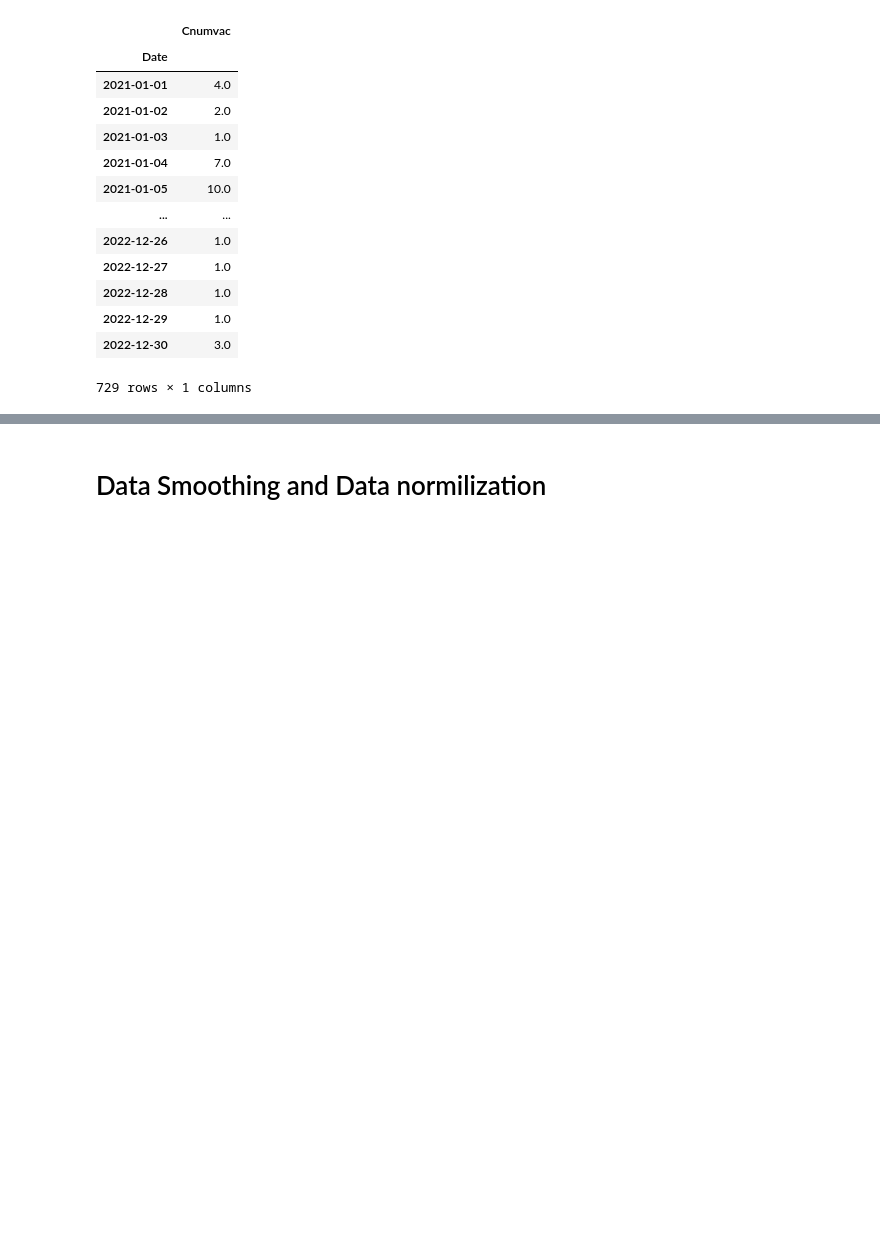
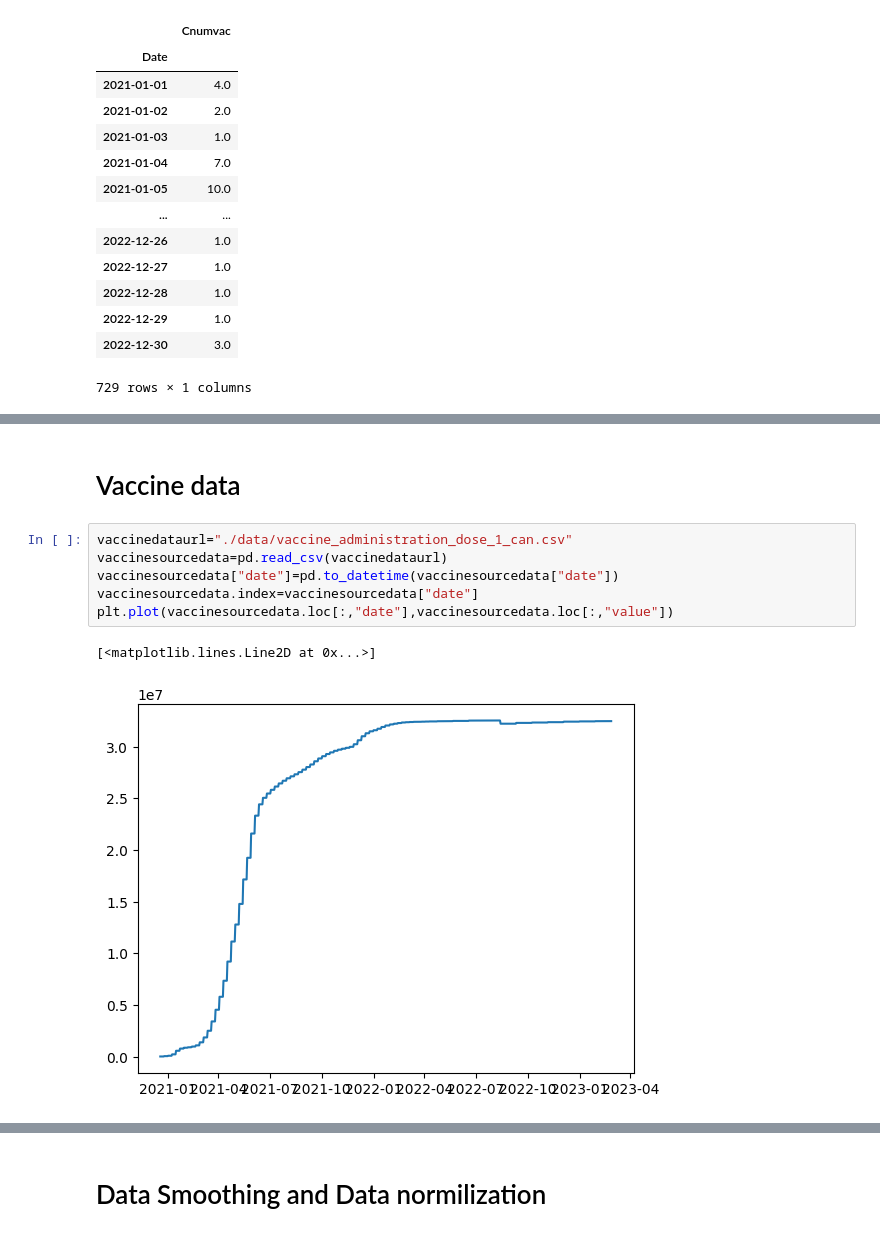
Before and after one commit to Song921012/CognitiveModel.jl, a Jupyter notebook: dataprocess.ipynb, the cells around one changed output, grey strips where cells are left out. Cells and saved outputs as stored; diff of their text form; blank space fills up the shorter version.

```diff
--- a/dataprocess.ipynb
+++ b/dataprocess.ipynb
@@ -113,0 +134,11 @@ Cnumbervac
+# %% [markdown]
+# Vaccine data
+# %%
+vaccinedataurl="./data/vaccine_administration_dose_1_can.csv"
+vaccinesourcedata=pd.read_csv(vaccinedataurl)
+vaccinesourcedata["date"]=pd.to_datetime(vaccinesourcedata["date"])
+vaccinesourcedata.index=vaccinesourcedata["date"]
+plt.plot(vaccinesourcedata.loc[:,"date"],vaccinesourcedata.loc[:,"value"])
+# %% [output]
+[<matplotlib.lines.Line2D at 0x...>]
+[figure, added]
```
Also changed, not shown: parts of 11 cells of this notebook, 14 other files.
